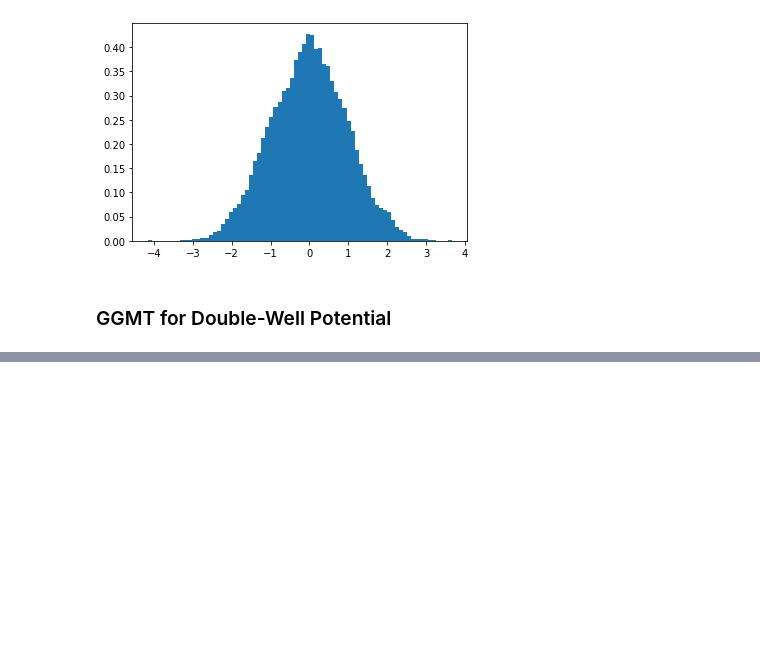
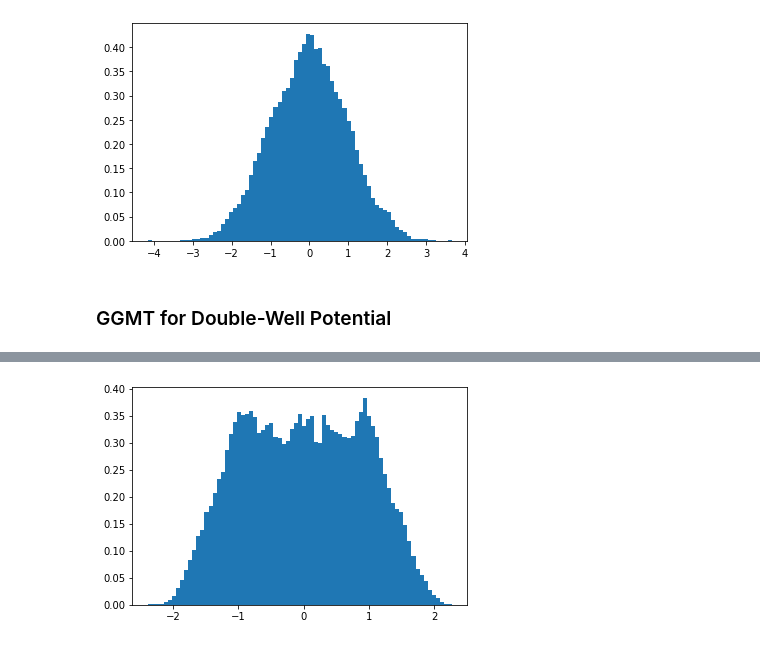
Before and after one commit to thomasegg3/enhanced_sampling_practice, a Jupyter notebook: toy_problem.ipynb, the cells around one changed output, grey strips where cells are left out. Cells and saved outputs as stored; diff of their text form; code cells hidden in the pictures; blank space fills up the shorter version.

```diff
--- a/toy_problem.ipynb
+++ b/toy_problem.ipynb
@@ -821,0 +838,12 @@ plt.plot(steps, coords)
+# %%
+# Histogram
+hist, bins = np.histogram(coords, bins=75)
+bin_width = bins[1] - bins[0]
+hist = hist / len(coords) * bin_width
+
+# Plot histogram
+x = np.linspace(-5, 5, 100000)
+plt.hist(coords, bins=bins, density=True)
+plt.show()
+# %% [output]
+[figure, added]
```
Also changed, not shown: parts of 8 cells of this notebook.
